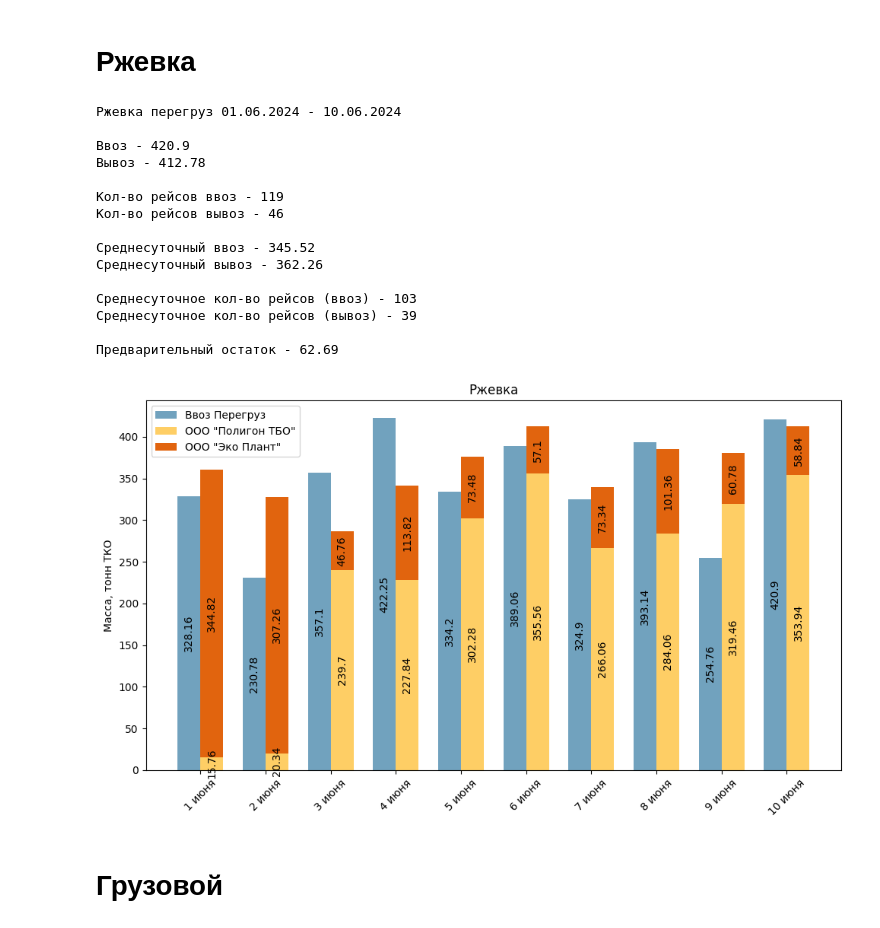
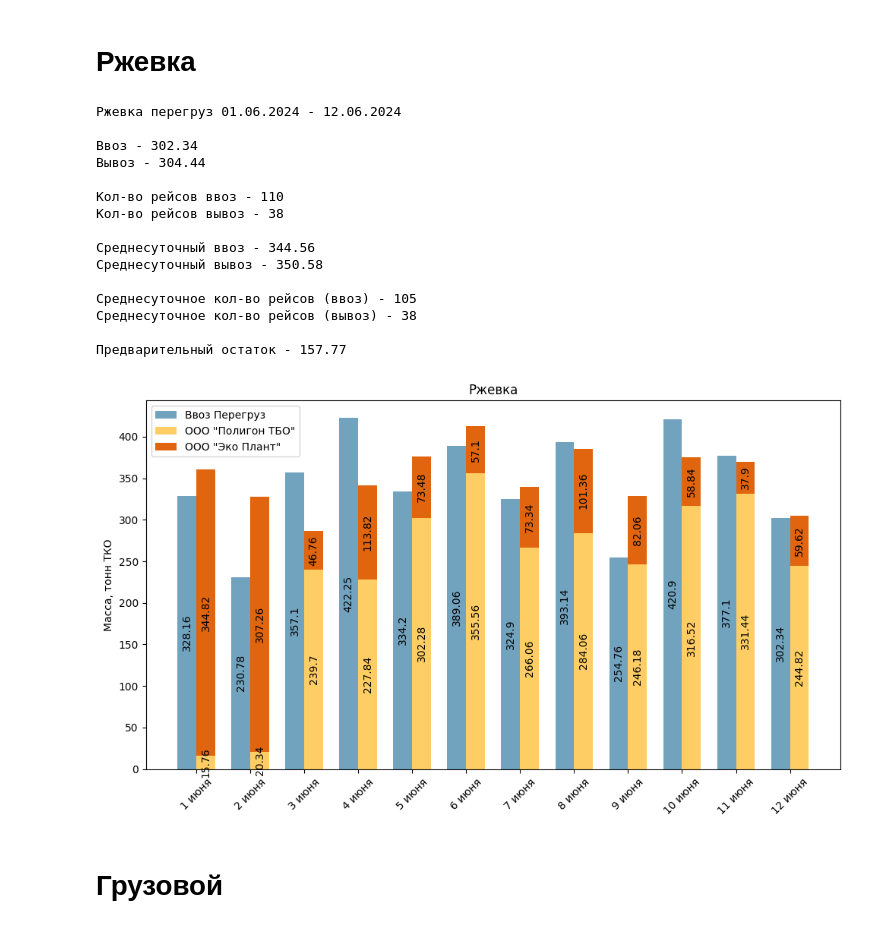
Before and after one commit to YehorI/CERC, a Jupyter notebook: collector.ipynb, the cells around one changed output. Drawn from its saved outputs; the diff is of its cells as text; code cells hidden in the pictures.

```diff
--- a/collector.ipynb
+++ b/collector.ipynb
@@ -644,7 +644,7 @@ plotter.create_double_bar_stacked_chart(
 # %% [markdown]
 # Ржевка
 # %%
-INPUT_PATH = r"Z:\Personal\Отчеты ввоз вывоз\Реестры площадок 2024.06.11\Ржевка Реестр ИЮНЬ.xlsx"
+INPUT_PATH = r"Z:\Personal\Отчеты ввоз вывоз\Реестры площадок 2024.06.13\Ржевка Реестр ИЮНЬ.xlsx"
 
 OUTPUT_PATH = r"Y:\Отдел аналитической работы\Сверка\2024\06. Июнь\Ржевка июнь.xlsx"
 
@@ -687,44 +687,44 @@ joint_df = pd.concat([
 ])
 
 tek_analytics = DailyAnalytics(
     joint_df, initial_balance=230
 )
 
 print(tek_analytics.get_daily_formatted_analytics(
     # (datetime.datetime(2024, 6, 1), datetime.datetime(2024, 6, 3))
 ))
 
 
 plotter = DailyChartPlotter(
     t_im_df=tek_report_import.df,
     t_ex_df=tek_report_export.df
 )
 plotter.process_data(month=6, only_till_yesterday=True)
 
 import_palette = 'mako'
 export_palette = 'YlOrBr'
 
 plotter.create_double_bar_stacked_chart(
     title=REPORT_NAME, ylabel='Масса, тонн ТКО',
     import_palette=import_palette, export_palette=export_palette
 )
 # %% [output]
-Ржевка перегруз 01.06.2024 - 10.06.2024
+Ржевка перегруз 01.06.2024 - 12.06.2024
 
-Ввоз - 420.9
-Вывоз - 412.78
+Ввоз - 302.34
+Вывоз - 304.44
 
-Кол-во рейсов ввоз - 119
-Кол-во рейсов вывоз - 46
+Кол-во рейсов ввоз - 110
+Кол-во рейсов вывоз - 38
 
-Среднесуточный ввоз - 345.52
-Среднесуточный вывоз - 362.26
+Среднесуточный ввоз - 344.56
+Среднесуточный вывоз - 350.58
 
-Среднесуточное кол-во рейсов (ввоз) - 103
-Среднесуточное кол-во рейсов (вывоз) - 39
+Среднесуточное кол-во рейсов (ввоз) - 105
+Среднесуточное кол-во рейсов (вывоз) - 38
 
-Предварительный остаток - 62.69
+Предварительный остаток - 157.77
-[figure, old version]
+[figure, new version]
 # %% [markdown]
 # Грузовой
 # %% [markdown]
```
Also changed, not shown: parts of 6 cells of this notebook, 5 other files.
